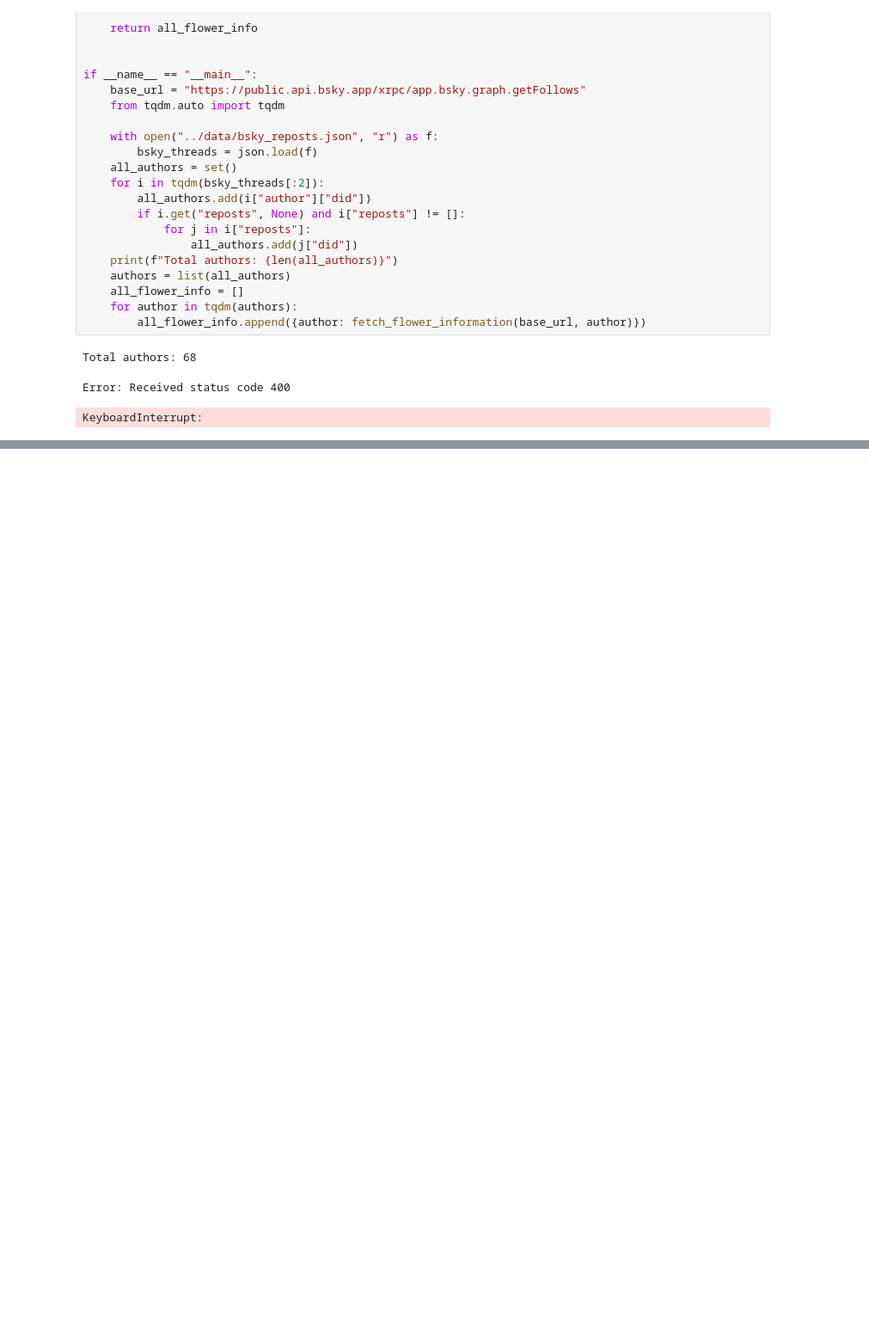
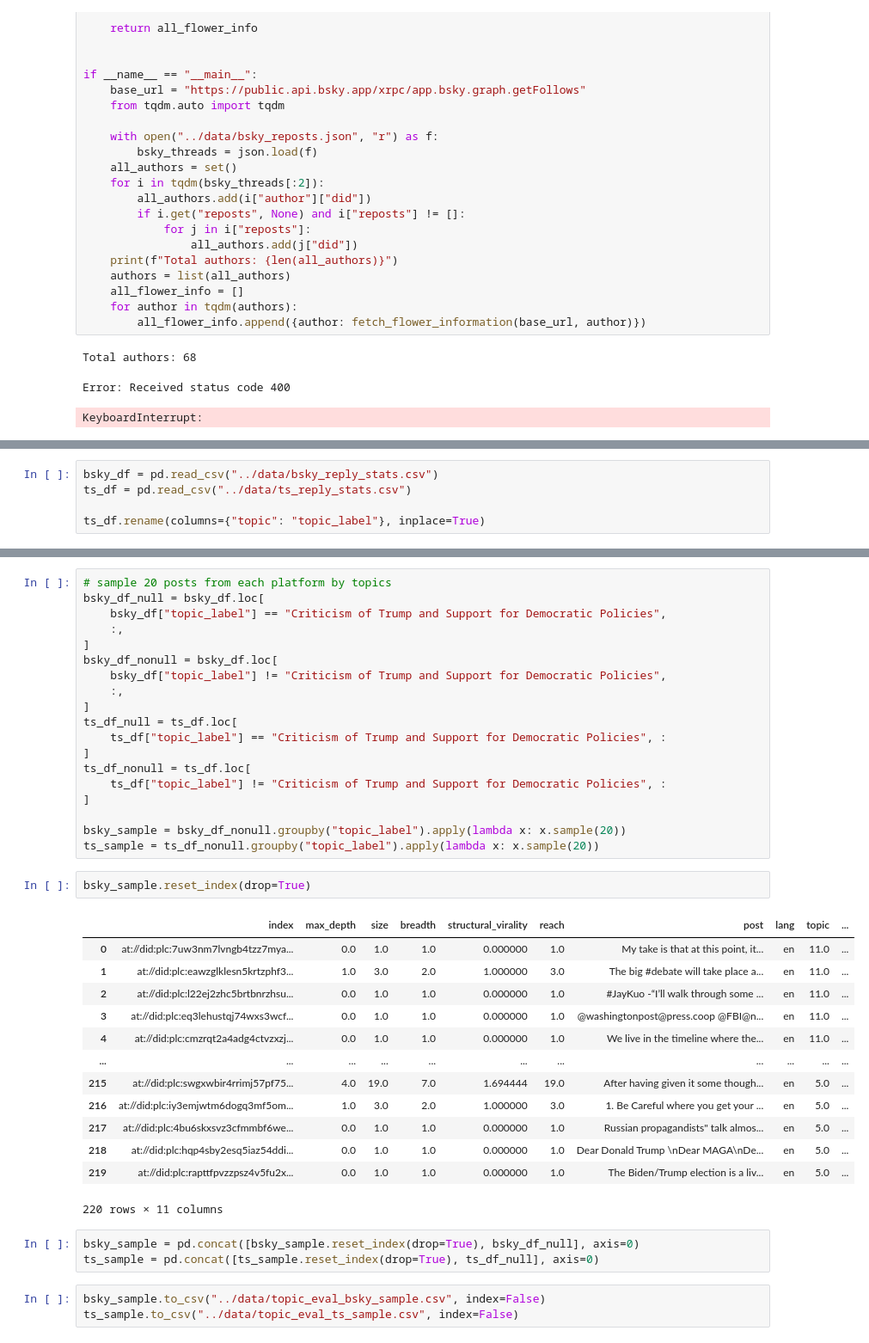
Before and after one commit to LiMaoUM/information-diffusion, a Jupyter notebook: src/matching.ipynb, the cells around one changed output, grey strips where cells are left out. Shown: that part at 86% size. Saved outputs shown, nothing was run; the diff lists cells and outputs as text; blank space fills up the shorter version.

```diff
--- a/src/matching.ipynb
+++ b/src/matching.ipynb
@@ -1417,0 +1420,5 @@ all_flower_info
+# %%
+bsky_df = pd.read_csv("../data/bsky_reply_stats.csv")
+ts_df = pd.read_csv("../data/ts_reply_stats.csv")
+
+ts_df.rename(columns={"topic": "topic_label"}, inplace=True)
@@ -1417,0 +1442,41 @@ all_flower_info
+# %%
+# sample 20 posts from each platform by topics
+bsky_df_null = bsky_df.loc[
+    bsky_df["topic_label"] == "Criticism of Trump and Support for Democratic Policies",
+    :,
+]
+bsky_df_nonull = bsky_df.loc[
+    bsky_df["topic_label"] != "Criticism of Trump and Support for Democratic Policies",
+    :,
+]
+ts_df_null = ts_df.loc[
+    ts_df["topic_label"] == "Criticism of Trump and Support for Democratic Policies", :
+]
+ts_df_nonull = ts_df.loc[
+    ts_df["topic_label"] != "Criticism of Trump and Support for Democratic Policies", :
+]
+
+bsky_sample = bsky_df_nonull.groupby("topic_label").apply(lambda x: x.sample(20))
+ts_sample = ts_df_nonull.groupby("topic_label").apply(lambda x: x.sample(20))
+# %%
+bsky_sample.reset_index(drop=True)
+# %% [output]
+|  | index | max_depth | size | breadth | structural_virality | reach | post | lang | topic | ... |
+| 0 | at://did:plc:7uw3nm7lvngb4tzz7mya... | 0.0 | 1.0 | 1.0 | 0.000000 | 1.0 | My take is that at this point, it... | en | 11.0 | ... |
+| 1 | at://did:plc:eawzglklesn5krtzphf3... | 1.0 | 3.0 | 2.0 | 1.000000 | 3.0 | The big #debate will take place a... | en | 11.0 | ... |
+| 2 | at://did:plc:l22ej2zhc5brtbnrzhsu... | 0.0 | 1.0 | 1.0 | 0.000000 | 1.0 | #JayKuo -“I’ll walk through some ... | en | 11.0 | ... |
+| 3 | at://did:plc:eq3lehustqj74wxs3wcf... | 0.0 | 1.0 | 1.0 | 0.000000 | 1.0 | @washingtonpost@press.coop @FBI@n... | en | 11.0 | ... |
+| 4 | at://did:plc:cmzrqt2a4adg4ctvzxzj... | 0.0 | 1.0 | 1.0 | 0.000000 | 1.0 | We live in the timeline where the... | en | 11.0 | ... |
+| ... | ... | ... | ... | ... | ... | ... | ... | ... | ... | ... |
+| 215 | at://did:plc:swgxwbir4rrimj57pf75... | 4.0 | 19.0 | 7.0 | 1.694444 | 19.0 | After having given it some though... | en | 5.0 | ... |
+| 216 | at://did:plc:iy3emjwtm6dogq3mf5om... | 1.0 | 3.0 | 2.0 | 1.000000 | 3.0 | 1. Be Careful where you get your ... | en | 5.0 | ... |
+| 217 | at://did:plc:4bu6skxsvz3cfmmbf6we... | 0.0 | 1.0 | 1.0 | 0.000000 | 1.0 | Russian propagandists" talk almos... | en | 5.0 | ... |
+| 218 | at://did:plc:hqp4sby2esq5iaz54ddi... | 0.0 | 1.0 | 1.0 | 0.000000 | 1.0 | Dear Donald Trump \nDear MAGA\nDe... | en | 5.0 | ... |
+| 219 | at://did:plc:rapttfpvzzpsz4v5fu2x... | 0.0 | 1.0 | 1.0 | 0.000000 | 1.0 | The Biden/Trump election is a liv... | en | 5.0 | ... |
+220 rows × 11 columns
+# %%
+bsky_sample = pd.concat([bsky_sample.reset_index(drop=True), bsky_df_null], axis=0)
+ts_sample = pd.concat([ts_sample.reset_index(drop=True), ts_df_null], axis=0)
+# %%
+bsky_sample.to_csv("../data/topic_eval_bsky_sample.csv", index=False)
+ts_sample.to_csv("../data/topic_eval_ts_sample.csv", index=False)
```
Also changed, not shown: parts of 4 cells of this notebook, 1 other file.
